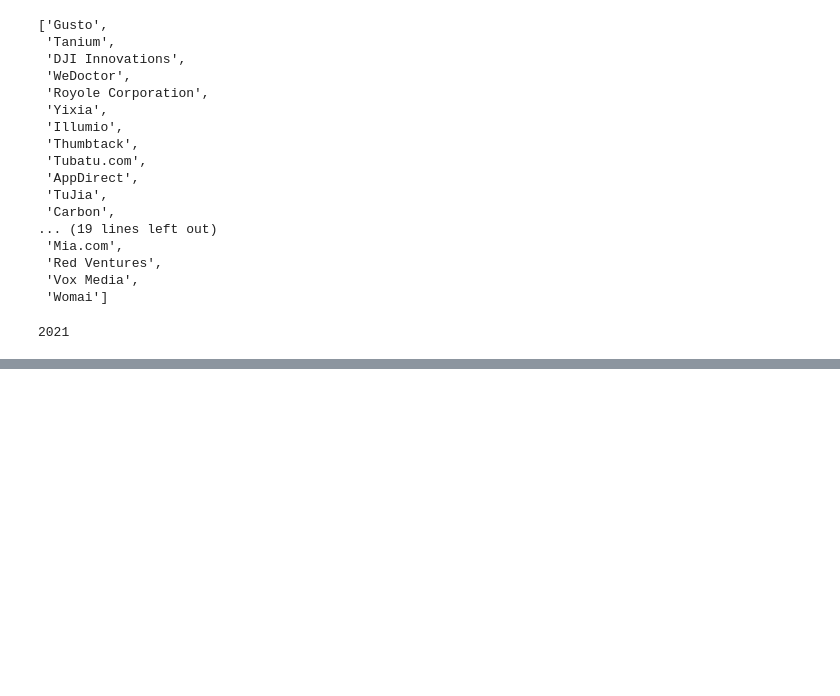
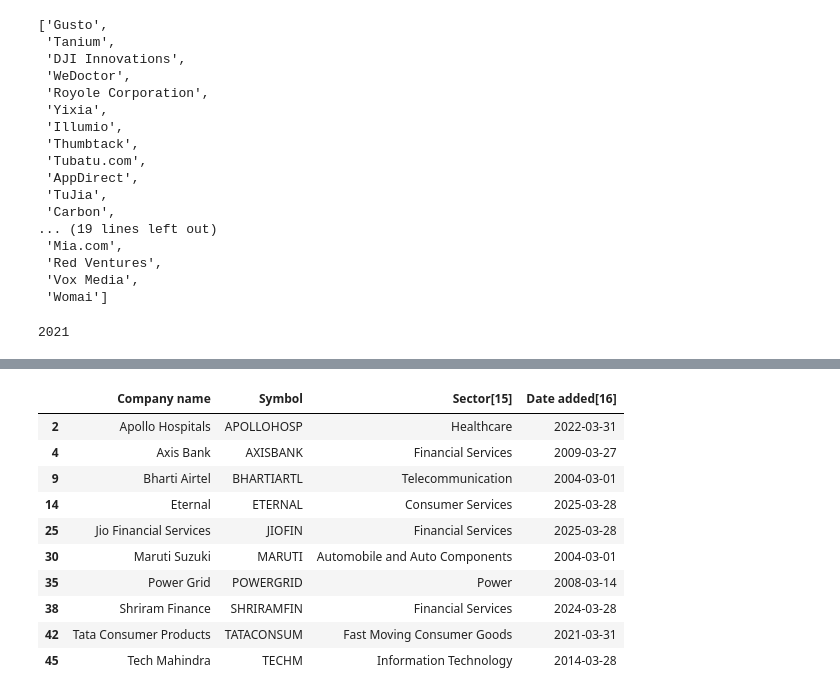
Before and after one commit to sunilsala88/batch35, a Jupyter notebook: 14_datetime_df_tz/datedf1.ipynb, the cells around one changed output, grey strips where cells are left out. Saved outputs shown, nothing was run; the diff lists cells and outputs as text; code cells hidden in the pictures; blank space fills up the shorter version.

```diff
--- a/14_datetime_df_tz/datedf1.ipynb
+++ b/14_datetime_df_tz/datedf1.ipynb
@@ -92,0 +122,8 @@ d1.year
+# %%
+l1=[]
+for i in data1['Date added[16]']:
+    if i[-3]=='[':
+        l1.append(pd.to_datetime(i[:-3]))
+    else:
+        l1.append(pd.to_datetime(i))
+data1['Date added[16]']=l1
@@ -92,0 +144,14 @@ d1.year
+# %%
+data1[data1['Date added[16]'].dt.month==3]
+# %% [output]
+|  | Company name | Symbol | Sector[15] | Date added[16] |
+| 2 | Apollo Hospitals | APOLLOHOSP | Healthcare | 2022-03-31 |
+| 4 | Axis Bank | AXISBANK | Financial Services | 2009-03-27 |
+| 9 | Bharti Airtel | BHARTIARTL | Telecommunication | 2004-03-01 |
+| 14 | Eternal | ETERNAL | Consumer Services | 2025-03-28 |
+| 25 | Jio Financial Services | JIOFIN | Financial Services | 2025-03-28 |
+| 30 | Maruti Suzuki | MARUTI | Automobile and Auto Components | 2004-03-01 |
+| 35 | Power Grid | POWERGRID | Power | 2008-03-14 |
+| 38 | Shriram Finance | SHRIRAMFIN | Financial Services | 2024-03-28 |
+| 42 | Tata Consumer Products | TATACONSUM | Fast Moving Consumer Goods | 2021-03-31 |
+| 45 | Tech Mahindra | TECHM | Information Technology | 2014-03-28 |
```
Also changed, not shown: parts of 4 cells of this notebook, 1 other file.
